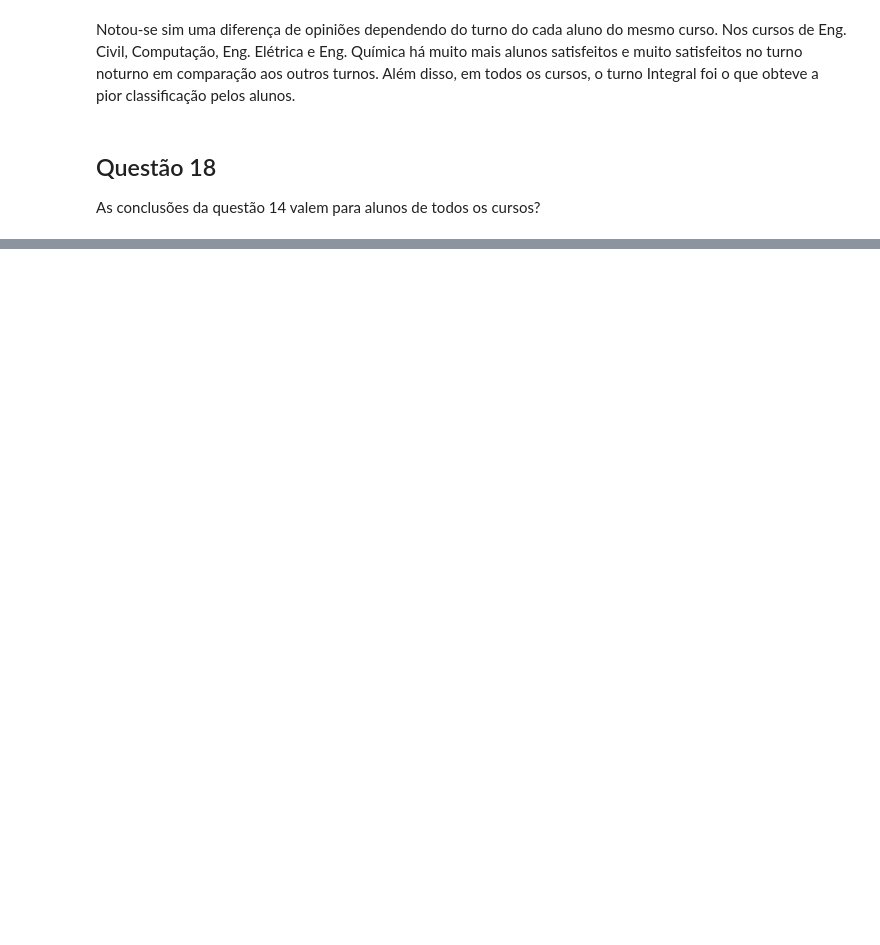
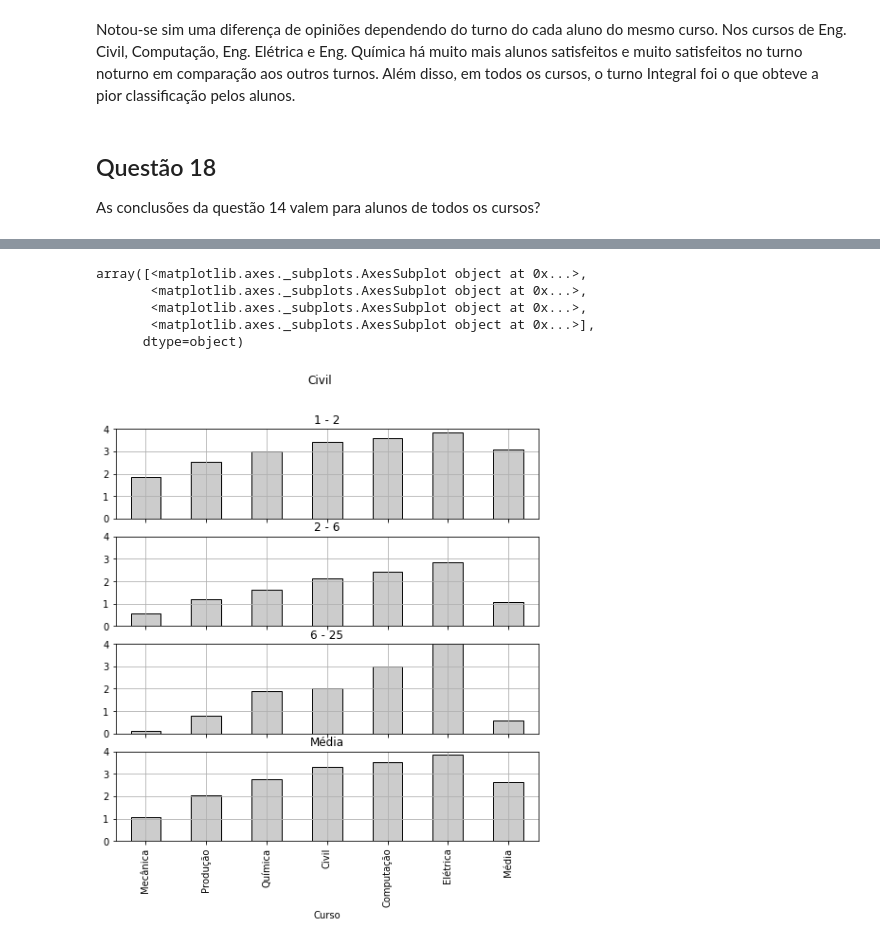
Before and after one commit to cleberjamaral/EstatisticaTYU, a Jupyter notebook: Python/T2 - P4 Análise em conjunto de MAIS de duas variáveis.ipynb, the cells around one changed output, grey strips where cells are left out. Saved outputs shown, nothing was run; the diff lists cells and outputs as text; code cells hidden in the pictures; blank space fills up the shorter version.

```diff
--- a/Python/T2 - P4 Análise em conjunto de MAIS de duas variáveis.ipynb
+++ b/Python/T2 - P4 Análise em conjunto de MAIS de duas variáveis.ipynb
@@ -192,0 +148,10 @@ plt.savefig('Figuras\Q18.png', bbox_inches='tight', dpi=dpi)
+# %%
+df_18 = df.copy()
+df_18["OpiniãoNum"] = df["Opinião"].dropna().apply(lambda x: ["Muito insatisfeito", "Insatisfeito", "Indiferente", "Satisfeito", "Muito satisfeito"].index(x))
+df_18_mean = df_18.groupby(["Curso", pd.cut(df["Renda"], [1, 2, 6, 25])])["OpiniãoNum"].mean().unstack(fill_value=0).reindex(["Mecânica", "Produção", "Química", "Civil", "Computação", "Elétrica"])
+
+df_18_mean.columns = ["1 - 2", "2 - 6", "6 - 25"]
+df_18_mean["Média"] = df_18.groupby(["Curso"])["OpiniãoNum"].mean().reindex(["Mecânica", "Produção", "Química", "Civil", "Computação", "Elétrica"])
+df_18_mean.loc["Média"] = list(df_18.groupby(pd.cut(df["Renda"], [1, 2, 6, 25]))["OpiniãoNum"].mean()) + [df_18["OpiniãoNum"].mean()]
+
+df_18_mean
@@ -192,0 +183,10 @@ plt.savefig('Figuras\Q18.png', bbox_inches='tight', dpi=dpi)
+# %%
+df_18_mean.plot(kind='bar', color=default_color, subplots=True, figsize=(8,8),
+                            edgecolor = "black", grid=True, legend=False, sharex=True, ylim=(0,4), yticks=np.arange(0,5,1), title=curso)
+# %% [output]
+array([<matplotlib.axes._subplots.AxesSubplot object at 0x...>,
+       <matplotlib.axes._subplots.AxesSubplot object at 0x...>,
+       <matplotlib.axes._subplots.AxesSubplot object at 0x...>,
+       <matplotlib.axes._subplots.AxesSubplot object at 0x...>],
+      dtype=object)
+[figure, added]
```
Also changed, not shown: parts of 13 cells of this notebook, 4 other files.
